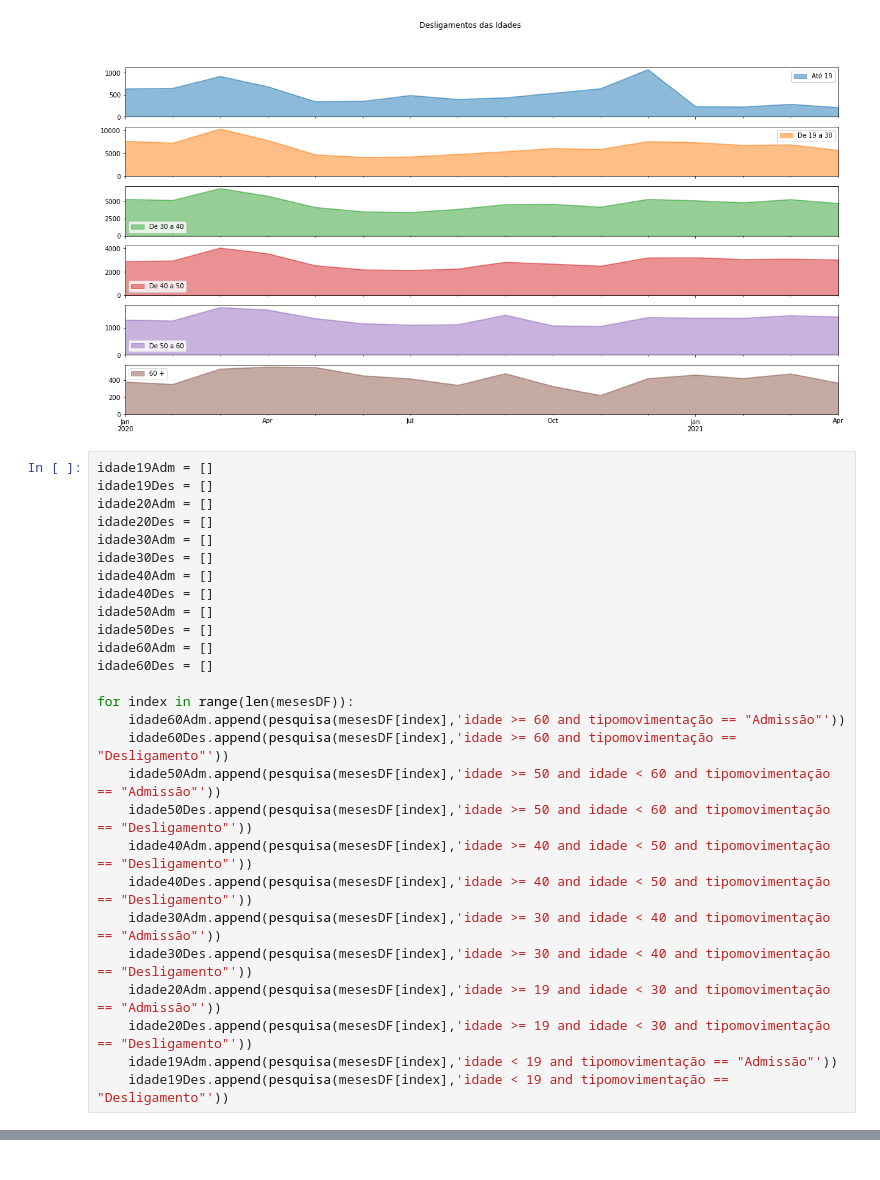
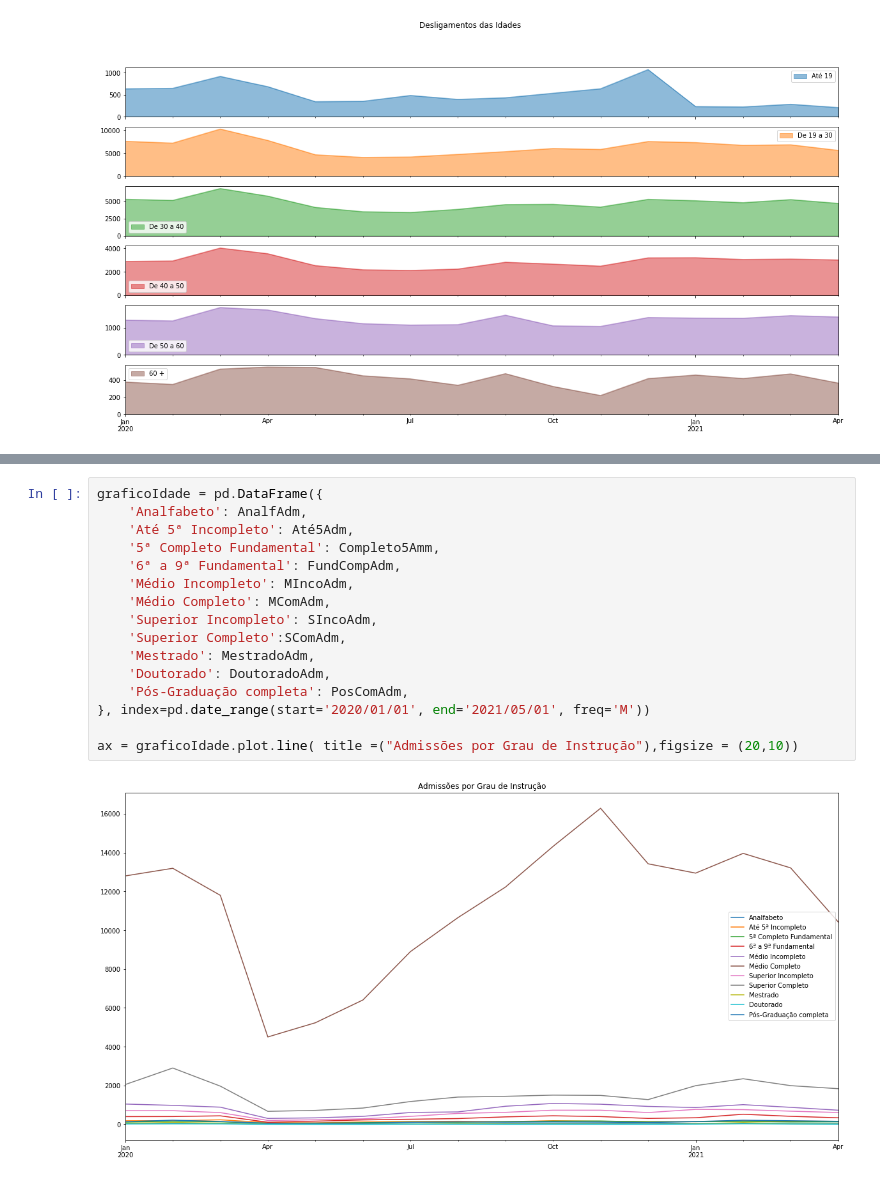
Before and after one commit to MarcospsDonizete/Analise_De_Empregabilidade, a Jupyter notebook: Caged.ipynb, the cells around one changed output, grey strips where cells are left out. Drawn from its saved outputs; the diff is of its cells as text.

```diff
--- a/Caged.ipynb
+++ b/Caged.ipynb
@@ -335,30 +335,3 @@ graficoIdade = pd.DataFrame({
 ax = graficoIdade.plot.area(stacked=False, title =("Desligamentos das Idades"),subplots=True,figsize = (20,10))
 # %% [output]
 [figure]
-# %%
-idade19Adm = []
-idade19Des = []
-idade20Adm = []
-idade20Des = []
-idade30Adm = []
-idade30Des = []
-idade40Adm = []
-idade40Des = []
-idade50Adm = []
-idade50Des = []
-idade60Adm = []
-idade60Des = []
-
-for index in range(len(mesesDF)):
-    idade60Adm.append(pesquisa(mesesDF[index],'idade >= 60 and tipomovimentação == "Admissão"'))
-    idade60Des.append(pesquisa(mesesDF[index],'idade >= 60 and tipomovimentação == "Desligamento"'))
-    idade50Adm.append(pesquisa(mesesDF[index],'idade >= 50 and idade < 60 and tipomovimentação == "Admissão"'))
-    idade50Des.append(pesquisa(mesesDF[index],'idade >= 50 and idade < 60 and tipomovimentação == "Desligamento"'))
-    idade40Adm.append(pesquisa(mesesDF[index],'idade >= 40 and idade < 50 and tipomovimentação == "Desligamento"'))
-    idade40Des.append(pesquisa(mesesDF[index],'idade >= 40 and idade < 50 and tipomovimentação == "Desligamento"'))
-    idade30Adm.append(pesquisa(mesesDF[index],'idade >= 30 and idade < 40 and tipomovimentação == "Admissão"'))
-    idade30Des.append(pesquisa(mesesDF[index],'idade >= 30 and idade < 40 and tipomovimentação == "Desligamento"'))
-    idade20Adm.append(pesquisa(mesesDF[index],'idade >= 19 and idade < 30 and tipomovimentação == "Admissão"'))
-    idade20Des.append(pesquisa(mesesDF[index],'idade >= 19 and idade < 30 and tipomovimentação == "Desligamento"'))
-    idade19Adm.append(pesquisa(mesesDF[index],'idade < 19 and tipomovimentação == "Admissão"'))
-    idade19Des.append(pesquisa(mesesDF[index],'idade < 19 and tipomovimentação == "Desligamento"'))
@@ -364,0 +385,18 @@ for index in range(len(mesesDF)):
+# %%
+graficoIdade = pd.DataFrame({
+    'Analfabeto': AnalfAdm,
+    'Até 5ª Incompleto': Até5Adm,
+    '5ª Completo Fundamental': Completo5Amm,
+    '6ª a 9ª Fundamental': FundCompAdm,
+    'Médio Incompleto': MIncoAdm,
+    'Médio Completo': MComAdm,
+    'Superior Incompleto': SIncoAdm,
+    'Superior Completo':SComAdm,
+    'Mestrado': MestradoAdm,
+    'Doutorado': DoutoradoAdm,
+    'Pós-Graduação completa': PosComAdm,
+}, index=pd.date_range(start='2020/01/01', end='2021/05/01', freq='M'))
+
+ax = graficoIdade.plot.line( title =("Admissões por Grau de Instrução"),figsize = (20,10))
+# %% [output]
+[figure, added]
```
Also changed, not shown: parts of 9 cells of this notebook, 1 other file.
